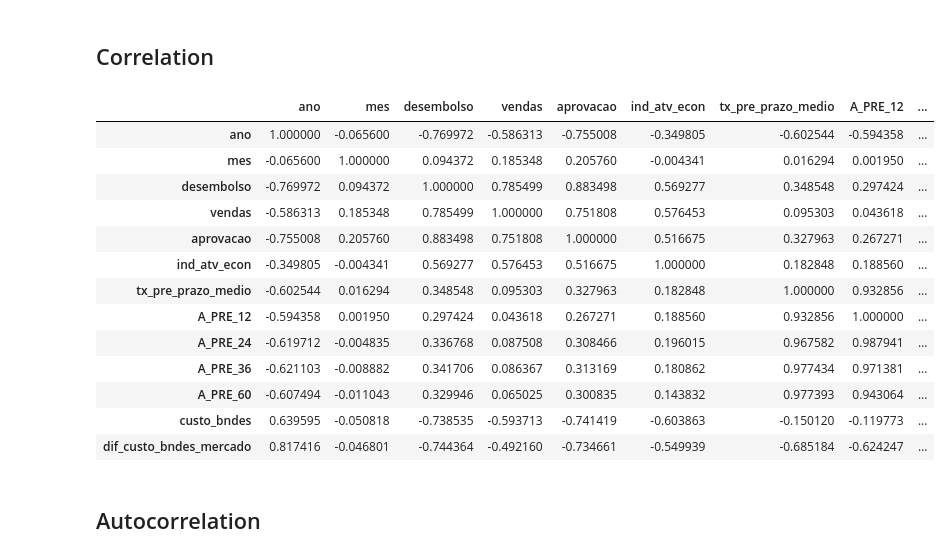
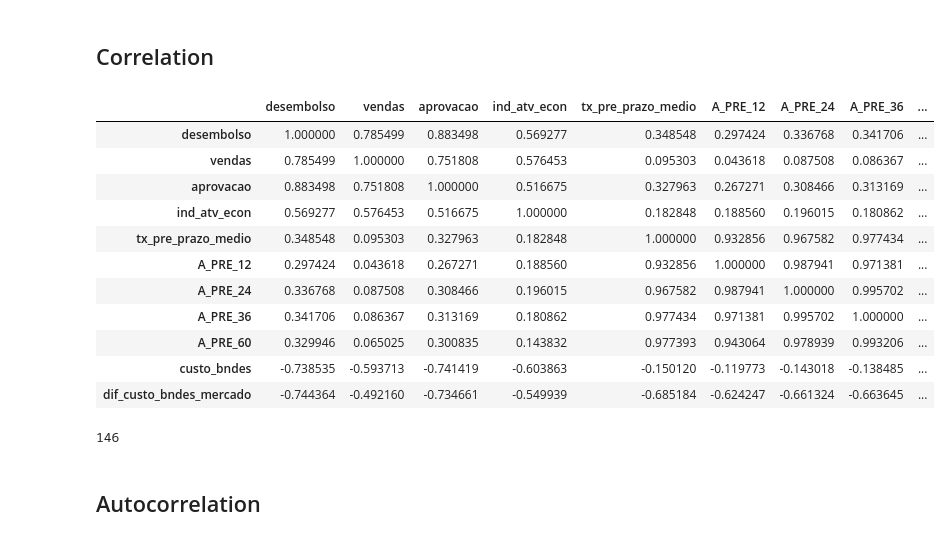
Before and after one commit to gdutramartins/forecast-desembolso, a Jupyter notebook: visualization.ipynb, the cells around one changed output. Cells and saved outputs as stored; diff of their text form; code cells hidden in the pictures.

```diff
--- a/visualization.ipynb
+++ b/visualization.ipynb
@@ -204,23 +204,29 @@ Diferença de desembolso é uma série Estacionária
 Modelos que utilizam diferença com adionais de complexidade incremental ARIMA (diferença), SARIMA (sazonalidade), SARIMAX (variáveis exógenas).
 # %% [markdown]
 ## Correlation
+# %%
+df_oec_mpme_correlation = df_oec_mpme[['desembolso', 'vendas', 'aprovacao',
+       'ind_atv_econ', 'tx_pre_prazo_medio', 'A_PRE_12', 'A_PRE_24',
+       'A_PRE_36', 'A_PRE_60', 'custo_bndes', 'dif_custo_bndes_mercado']]
 # %%
-df_oec_mpme.corr()
+df_oec_mpme_correlation.corr()
 # %% [output]
-|  | ano | mes | desembolso | vendas | aprovacao | ind_atv_econ | tx_pre_prazo_medio | A_PRE_12 | ... |
-| ano | 1.000000 | -0.065600 | -0.769972 | -0.586313 | -0.755008 | -0.349805 | -0.602544 | -0.594358 | ... |
-| mes | -0.065600 | 1.000000 | 0.094372 | 0.185348 | 0.205760 | -0.004341 | 0.016294 | 0.001950 | ... |
-| desembolso | -0.769972 | 0.094372 | 1.000000 | 0.785499 | 0.883498 | 0.569277 | 0.348548 | 0.297424 | ... |
-| vendas | -0.586313 | 0.185348 | 0.785499 | 1.000000 | 0.751808 | 0.576453 | 0.095303 | 0.043618 | ... |
-| aprovacao | -0.755008 | 0.205760 | 0.883498 | 0.751808 | 1.000000 | 0.516675 | 0.327963 | 0.267271 | ... |
-| ind_atv_econ | -0.349805 | -0.004341 | 0.569277 | 0.576453 | 0.516675 | 1.000000 | 0.182848 | 0.188560 | ... |
-| tx_pre_prazo_medio | -0.602544 | 0.016294 | 0.348548 | 0.095303 | 0.327963 | 0.182848 | 1.000000 | 0.932856 | ... |
-| A_PRE_12 | -0.594358 | 0.001950 | 0.297424 | 0.043618 | 0.267271 | 0.188560 | 0.932856 | 1.000000 | ... |
-| A_PRE_24 | -0.619712 | -0.004835 | 0.336768 | 0.087508 | 0.308466 | 0.196015 | 0.967582 | 0.987941 | ... |
-| A_PRE_36 | -0.621103 | -0.008882 | 0.341706 | 0.086367 | 0.313169 | 0.180862 | 0.977434 | 0.971381 | ... |
-| A_PRE_60 | -0.607494 | -0.011043 | 0.329946 | 0.065025 | 0.300835 | 0.143832 | 0.977393 | 0.943064 | ... |
-| custo_bndes | 0.639595 | -0.050818 | -0.738535 | -0.593713 | -0.741419 | -0.603863 | -0.150120 | -0.119773 | ... |
-| dif_custo_bndes_mercado | 0.817416 | -0.046801 | -0.744364 | -0.492160 | -0.734661 | -0.549939 | -0.685184 | -0.624247 | ... |
+|  | desembolso | vendas | aprovacao | ind_atv_econ | tx_pre_prazo_medio | A_PRE_12 | A_PRE_24 | A_PRE_36 | ... |
+| desembolso | 1.000000 | 0.785499 | 0.883498 | 0.569277 | 0.348548 | 0.297424 | 0.336768 | 0.341706 | ... |
+| vendas | 0.785499 | 1.000000 | 0.751808 | 0.576453 | 0.095303 | 0.043618 | 0.087508 | 0.086367 | ... |
+| aprovacao | 0.883498 | 0.751808 | 1.000000 | 0.516675 | 0.327963 | 0.267271 | 0.308466 | 0.313169 | ... |
+| ind_atv_econ | 0.569277 | 0.576453 | 0.516675 | 1.000000 | 0.182848 | 0.188560 | 0.196015 | 0.180862 | ... |
+| tx_pre_prazo_medio | 0.348548 | 0.095303 | 0.327963 | 0.182848 | 1.000000 | 0.932856 | 0.967582 | 0.977434 | ... |
+| A_PRE_12 | 0.297424 | 0.043618 | 0.267271 | 0.188560 | 0.932856 | 1.000000 | 0.987941 | 0.971381 | ... |
+| A_PRE_24 | 0.336768 | 0.087508 | 0.308466 | 0.196015 | 0.967582 | 0.987941 | 1.000000 | 0.995702 | ... |
+| A_PRE_36 | 0.341706 | 0.086367 | 0.313169 | 0.180862 | 0.977434 | 0.971381 | 0.995702 | 1.000000 | ... |
+| A_PRE_60 | 0.329946 | 0.065025 | 0.300835 | 0.143832 | 0.977393 | 0.943064 | 0.978939 | 0.993206 | ... |
+| custo_bndes | -0.738535 | -0.593713 | -0.741419 | -0.603863 | -0.150120 | -0.119773 | -0.143018 | -0.138485 | ... |
+| dif_custo_bndes_mercado | -0.744364 | -0.492160 | -0.734661 | -0.549939 | -0.685184 | -0.624247 | -0.661324 | -0.663645 | ... |
+# %%
+len(df_oec_mpme_correlation)
+# %% [output]
+146
 # %% [markdown]
 ## Autocorrelation
 # %%
```
Also changed, not shown: 3 other files.
